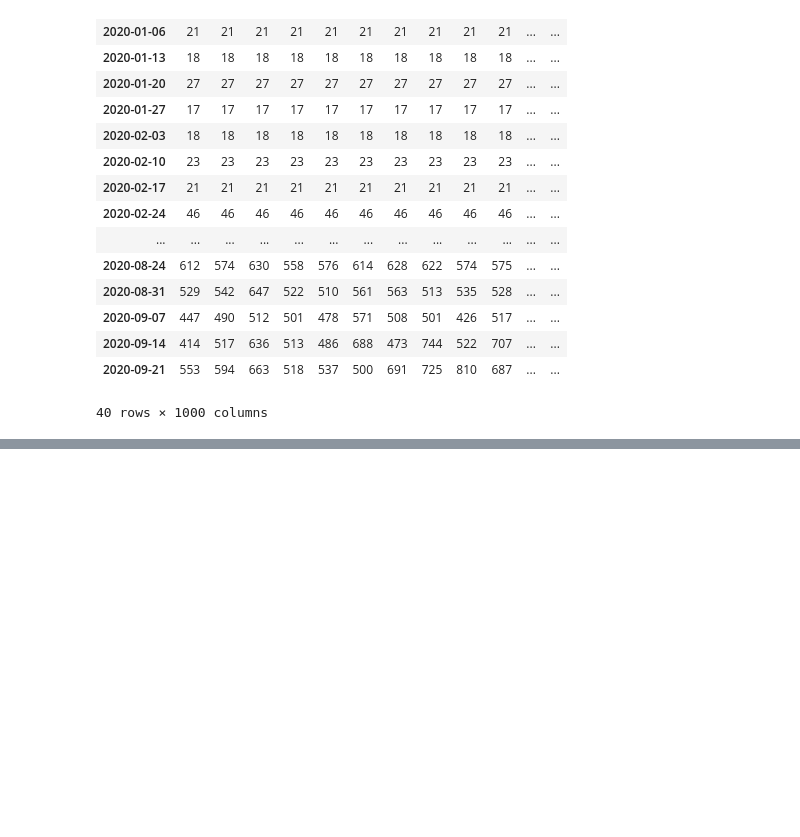
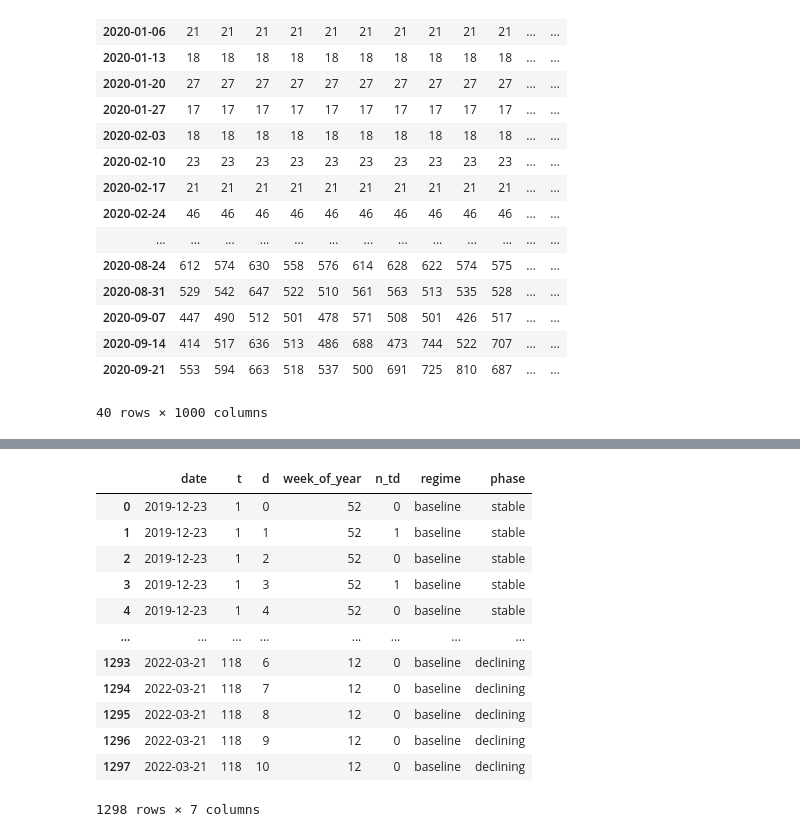
Before and after one commit to dagu84/epidem, a Jupyter notebook: python_files/test.ipynb, the cells around one changed output, grey strips where cells are left out. Drawn from its saved outputs; the diff is of its cells as text; code cells hidden in the pictures; blank space fills up the shorter version.

```diff
--- a/python_files/test.ipynb
+++ b/python_files/test.ipynb
@@ -242,0 +245,11 @@ posterior
+# %%
+df = pd.read_csv('../data/format_data.csv')
+# %%
+# create run-off triangle
+data = process_to_triangle(df, 10)
+
+# MEM data format + export to csv
+mem_data = to_mem_format(data, date_col='date', value_col='n_td')
+export(mem_data, 'mem_data')
+# MEM inference
+run_mem('mem_model.r', 'mem_data.csv', 'sari')
@@ -242,0 +264,22 @@ posterior
+# %%
+# MEM labels
+data = mem_and_phase_labels(data, 971.714666, 1388.52, 1625.79)
+
+# Cutoff selection
+cutoff = select_cutoffs(data)
+# %%
+data
+# %% [output]
+|  | date | t | d | week_of_year | n_td | regime | phase |
+| 0 | 2019-12-23 | 1 | 0 | 52 | 0 | baseline | stable |
+| 1 | 2019-12-23 | 1 | 1 | 52 | 1 | baseline | stable |
+| 2 | 2019-12-23 | 1 | 2 | 52 | 0 | baseline | stable |
+| 3 | 2019-12-23 | 1 | 3 | 52 | 1 | baseline | stable |
+| 4 | 2019-12-23 | 1 | 4 | 52 | 0 | baseline | stable |
+| ... | ... | ... | ... | ... | ... | ... | ... |
+| 1293 | 2022-03-21 | 118 | 6 | 12 | 0 | baseline | declining |
+| 1294 | 2022-03-21 | 118 | 7 | 12 | 0 | baseline | declining |
+| 1295 | 2022-03-21 | 118 | 8 | 12 | 0 | baseline | declining |
+| 1296 | 2022-03-21 | 118 | 9 | 12 | 0 | baseline | declining |
+| 1297 | 2022-03-21 | 118 | 10 | 12 | 0 | baseline | declining |
+1298 rows × 7 columns
```
Also changed, not shown: parts of 6 cells of this notebook, 7 other files.
